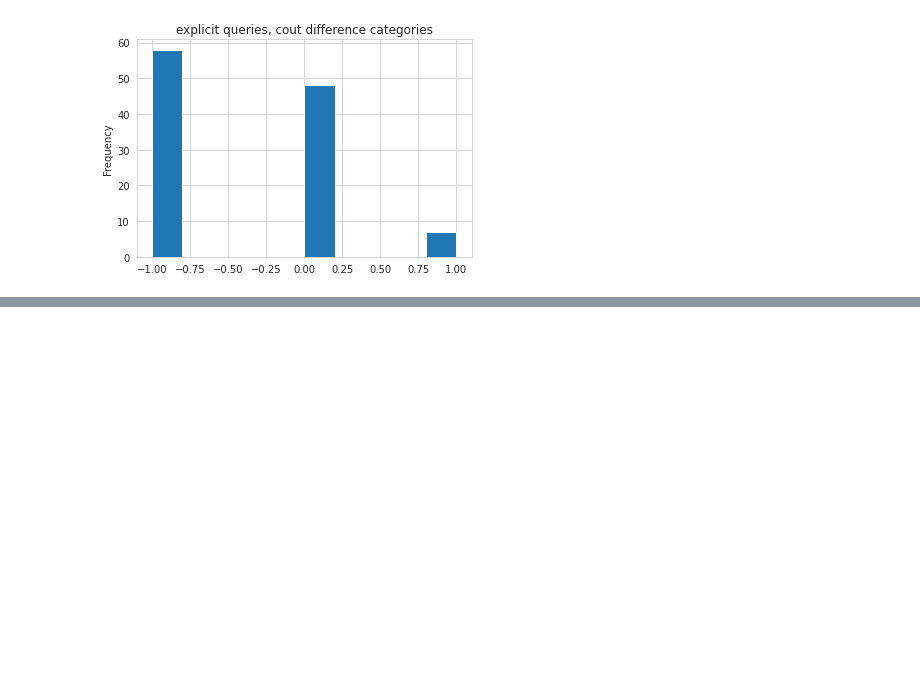
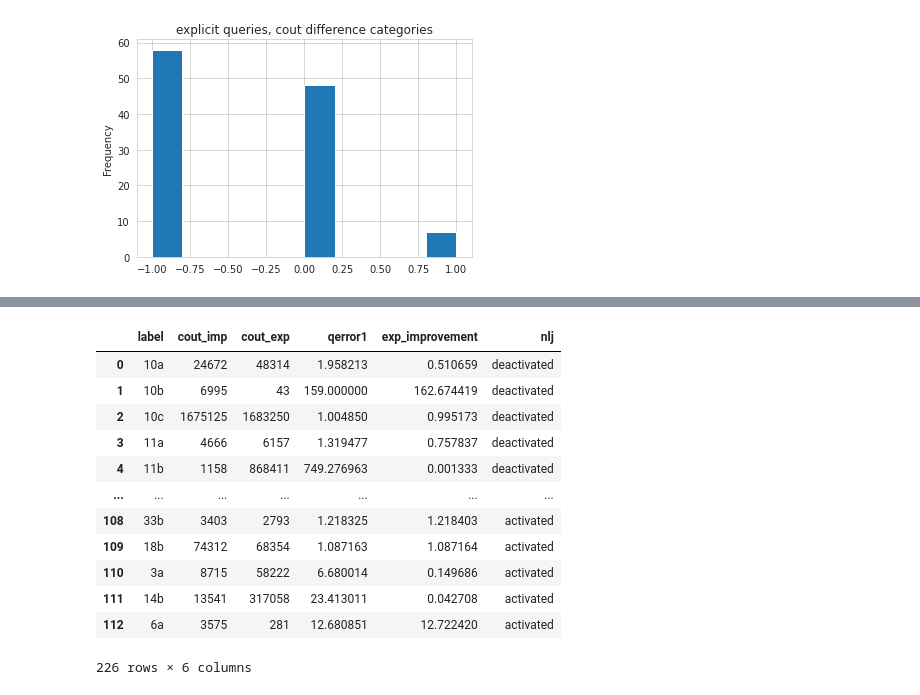
Before and after one commit to rbergm/aft, a Jupyter notebook: C_out evaluation.ipynb, the cells around one changed output, grey strips where cells are left out. Cells and saved outputs as stored; diff of their text form; code cells hidden in the pictures; blank space fills up the shorter version.

```diff
--- a/C_out evaluation.ipynb
+++ b/C_out evaluation.ipynb
@@ -114,0 +145,3 @@ np.sign(df_exp_comb.cout_diff).plot(kind="hist", title="explicit queries, cout d
+# %%
+df_impexp = pd.merge(df_imp[proj], df_exp[proj], on="label", suffixes=("_imp", "_exp"))
+df_impexp.set_index("label", inplace=True)
@@ -114,0 +171,17 @@ np.sign(df_exp_comb.cout_diff).plot(kind="hist", title="explicit queries, cout d
+# %%
+df_impexp_comb = pd.concat([df_impexp.reset_index(), df_impexp_nlj.reset_index()])
+df_impexp_comb
+# %% [output]
+|  | label | cout_imp | cout_exp | qerror1 | exp_improvement | nlj |
+| 0 | 10a | 24672 | 48314 | 1.958213 | 0.510659 | deactivated |
+| 1 | 10b | 6995 | 43 | 159.000000 | 162.674419 | deactivated |
+| 2 | 10c | 1675125 | 1683250 | 1.004850 | 0.995173 | deactivated |
+| 3 | 11a | 4666 | 6157 | 1.319477 | 0.757837 | deactivated |
+| 4 | 11b | 1158 | 868411 | 749.276963 | 0.001333 | deactivated |
+| ... | ... | ... | ... | ... | ... | ... |
+| 108 | 33b | 3403 | 2793 | 1.218325 | 1.218403 | activated |
+| 109 | 18b | 74312 | 68354 | 1.087163 | 1.087164 | activated |
+| 110 | 3a | 8715 | 58222 | 6.680014 | 0.149686 | activated |
+| 111 | 14b | 13541 | 317058 | 23.413011 | 0.042708 | activated |
+| 112 | 6a | 3575 | 281 | 12.680851 | 12.722420 | activated |
+226 rows × 6 columns
```
Also changed, not shown: parts of 11 cells of this notebook.
